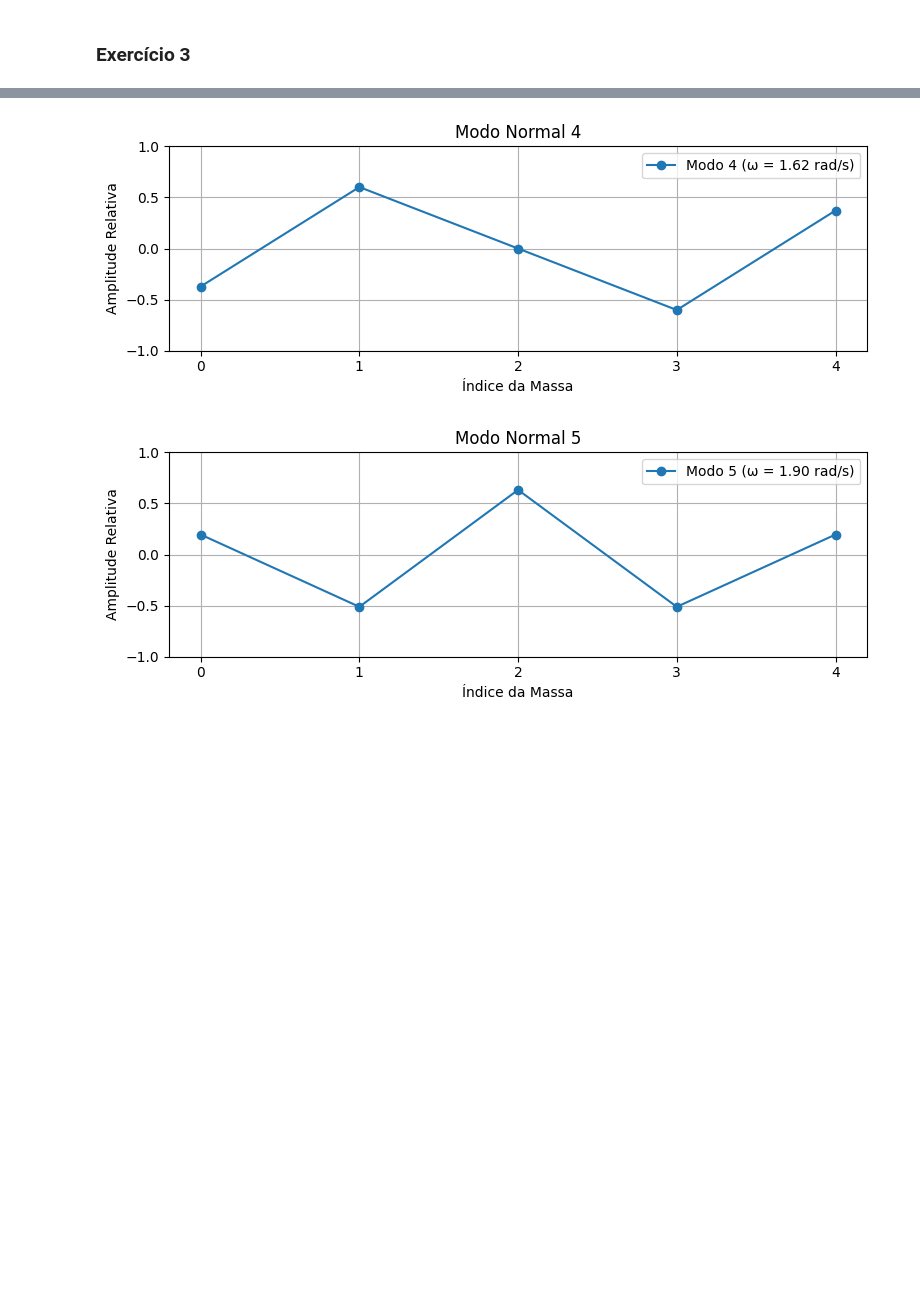
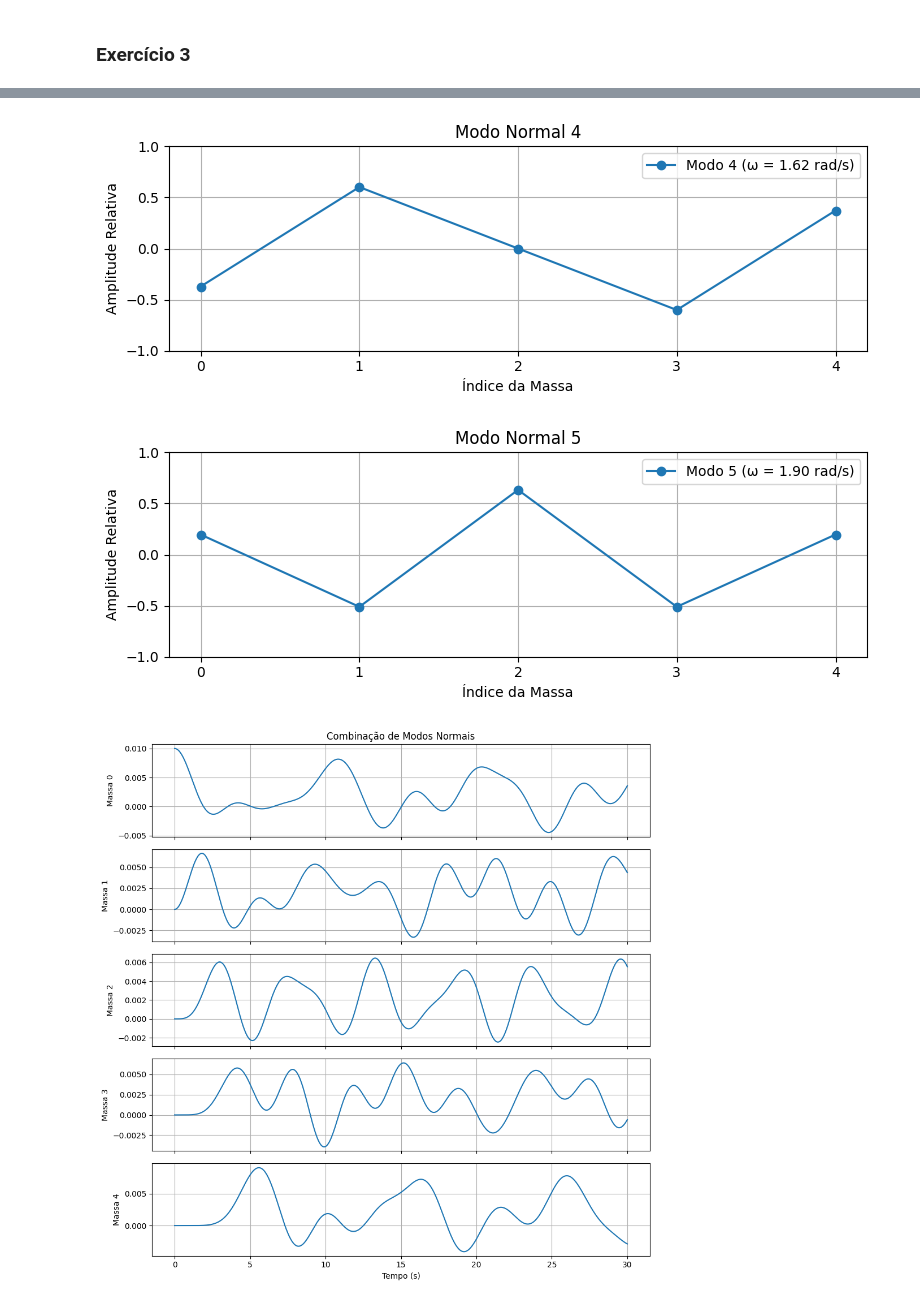
Before and after one commit to RafaelFernandesIST/FC_Grupo22, a Jupyter notebook: Projeto_2/projeto_2.ipynb, the cells around one changed output, grey strips where cells are left out. Cells and saved outputs as stored; diff of their text form; code cells hidden in the pictures; blank space fills up the shorter version.

```diff
--- a/Projeto_2/projeto_2.ipynb
+++ b/Projeto_2/projeto_2.ipynb
@@ -236,32 +237,81 @@ plot_energies(t, rk_2b, euler_2b, osc_2b.M, osc_2b.K, "2b) Todas as massas deslo
 # %% [markdown]
 ### Exercício 3
 # %%
+# Mostra o vetor de cada modo normal
 def plot_normal_modes(modes):
-    """
-    Recebe uma lista de tuplos (frequência, vetor modo normal) e desenha o movimento relativo
-    das massas para cada modo.
-    """
+    # Para cada modo normal (ω, vetor η)7
 
-    for j, (omega, mode) in enumerate(modes):
+    for j, (omega, eta) in enumerate(modes):
         plt.figure(figsize=(8, 3))
-        plt.plot(mode, 'o-', label=f"Modo {j+1} (ω = {omega:.2f} rad/s)")
+        plt.plot(eta, 'o-', label=f"Modo {j+1} (ω = {omega:.2f} rad/s)")
         plt.title(f"Modo Normal {j+1}")
         plt.xlabel("Índice da Massa")
-        plt.xticks(ticks=np.arange(len(mode)), labels=[str(i) for i in range(len(mode))])  # CORRIGIDO
+        plt.xticks(ticks=np.arange(len(eta)))
         plt.ylabel("Amplitude Relativa")
         plt.ylim(-1, 1)
         plt.grid(True)
         plt.legend()
         plt.tight_layout()
         plt.show()
 
+# Combina os modos normais com as condições iniciais e devolve as funções x_i(t)
+def normal_mode_combination(modes, M, x0, v0):
+    Mx0 = M @ x0
+    Mv0 = M @ v0
 
-osc = Coupled_Oscillators(5)
+    coeffs = []
+    for omega, eta in modes:
+        a = eta @ Mx0
+        b = omega * (eta @ Mv0)
+        coeffs.append((omega, a, b, eta))
+
+    def x_i_func(i):
+        # Retorna função x_i(t) para a massa i
+        def x_i(t):
+            terms = [(a*np.cos(ω*t) + b*np.sin(ω*t)) * η[i] for ω, a, b, η in coeffs]
+            return np.sum(terms, axis=0)
+        return x_i
+
+    N = len(x0)
+    return [x_i_func(i) for i in range(N)]
+
+# Mostra o gráfico de x_i(t) para cada massa i
+def plot_modes_displacements(N, t_array, x_funcs, title):
+    fig, axes = plt.subplots(N, 1, figsize=(10, 2*N), sharex=True)
+
+    for i in range(N):
+        xi_t = [x_funcs[i](t) for t in t_array]
+        ax = axes[i] if N > 1 else axes
+        ax.plot(t_array, xi_t)
+        ax.set_ylabel(f'Massa {i}')
+        ax.grid(True)
+        if i == 0: ax.set_title(title)
+
+    axes[-1].set_xlabel('Tempo (s)')
+    plt.tight_layout()
+    plt.show()
+
+
+# Simulações pedidas na pergunta 3
+
+N_masses = 5
+osc = Coupled_Oscillators(N_masses)
 modes = osc.find_normal_modes_and_freqs_for_equal_masses(1e-8)
 plot_normal_modes(modes)
+
+# Condições iniciais
+x0 = np.zeros(N_masses)
+x0[0] = 0.01
+v0 = np.zeros(N_masses)
+t = np.linspace(0, t_max, 10000)
+
+# Calcula x_i(t) e plota
+x_funcs = normal_mode_combination(modes, osc.M, x0, v0)
+plot_modes_displacements(N_masses, t, x_funcs, "Combinação de Modos Normais")
 # %% [output]
 [figure]
 [figure]
 [figure]
 [figure]
 [figure]
+[figure, added]
```
Also changed, not shown: parts of 2 cells of this notebook.
